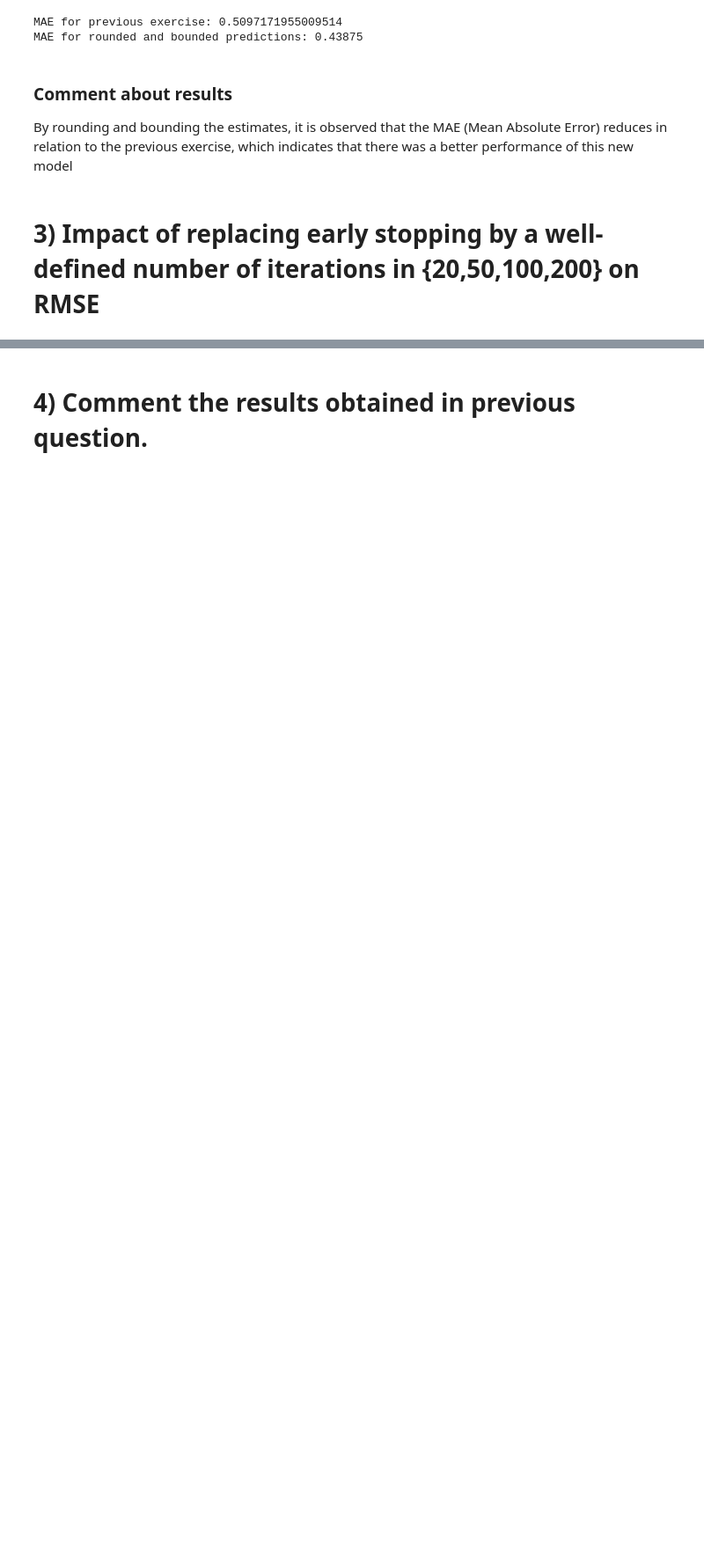
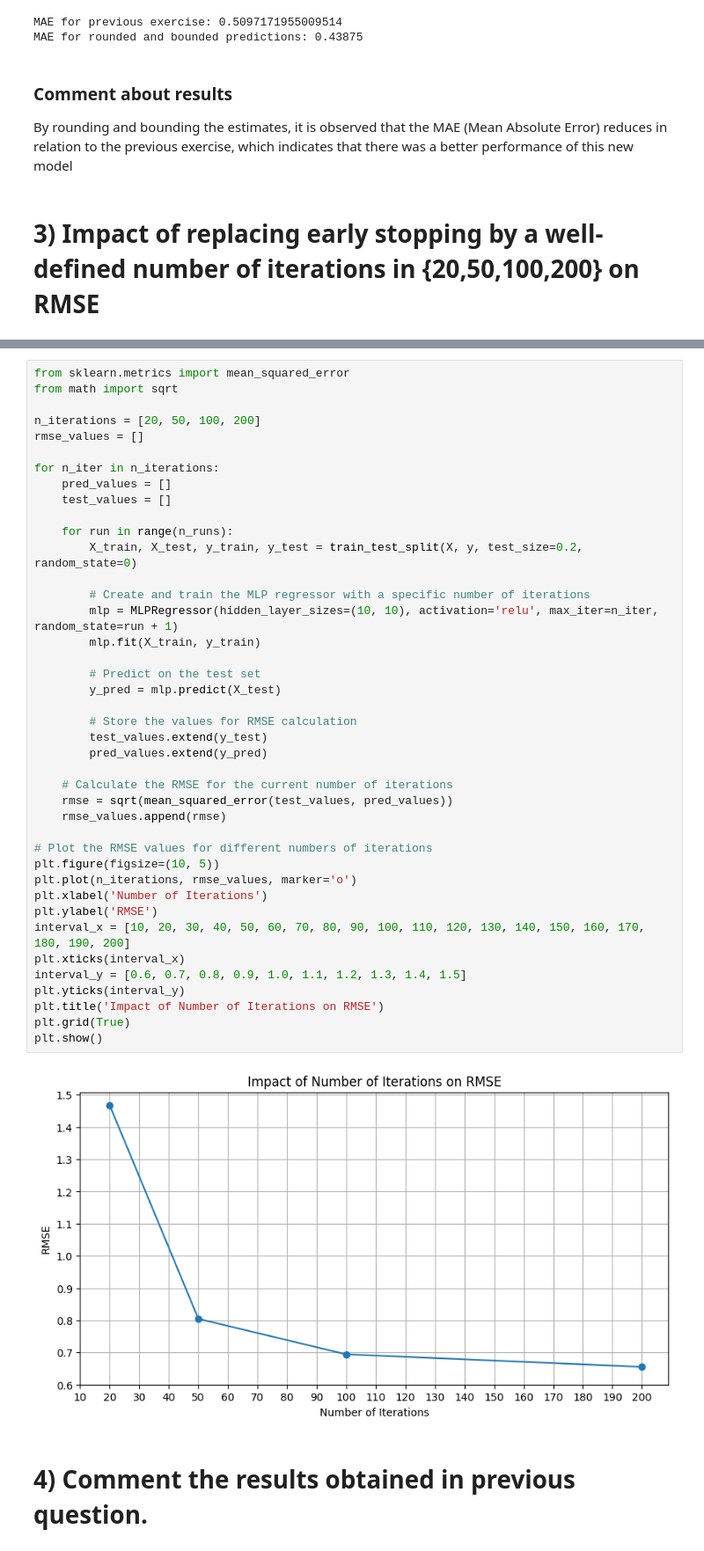
Before and after one commit to Diogorrib/machine_learning, a Jupyter notebook: hw3/G105_notebook.ipynb, the cells around one changed output, grey strips where cells are left out. Shown at 88% size. Drawn from its saved outputs; the diff is of its cells as text; blank space fills up the shorter version.

```diff
--- a/hw3/G105_notebook.ipynb
+++ b/hw3/G105_notebook.ipynb
@@ -124,3 +116,46 @@ plt.show()
+# %%
+from sklearn.metrics import mean_squared_error
+from math import sqrt
+
+n_iterations = [20, 50, 100, 200]
+rmse_values = []
+
+for n_iter in n_iterations:
+    pred_values = []
+    test_values = []
+
+    for run in range(n_runs):
+        X_train, X_test, y_train, y_test = train_test_split(X, y, test_size=0.2, random_state=0)
+
+        # Create and train the MLP regressor with a specific number of iterations
+        mlp = MLPRegressor(hidden_layer_sizes=(10, 10), activation='relu', max_iter=n_iter, random_state=run + 1)
+        mlp.fit(X_train, y_train)
+
+        # Predict on the test set
+        y_pred = mlp.predict(X_test)
+
+        # Store the values for RMSE calculation
+        test_values.extend(y_test)
+        pred_values.extend(y_pred)
+
+    # Calculate the RMSE for the current number of iterations
+    rmse = sqrt(mean_squared_error(test_values, pred_values))
+    rmse_values.append(rmse)
+
+# Plot the RMSE values for different numbers of iterations
+plt.figure(figsize=(10, 5))
+plt.plot(n_iterations, rmse_values, marker='o')
+plt.xlabel('Number of Iterations')
+plt.ylabel('RMSE')
+interval_x = [10, 20, 30, 40, 50, 60, 70, 80, 90, 100, 110, 120, 130, 140, 150, 160, 170, 180, 190, 200]
+plt.xticks(interval_x)
+interval_y = [0.6, 0.7, 0.8, 0.9, 1.0, 1.1, 1.2, 1.3, 1.4, 1.5]
+plt.yticks(interval_y)
+plt.title('Impact of Number of Iterations on RMSE')
+plt.grid(True)
+plt.show()
+# %% [output]
+[figure, added]
 # %% [markdown]
 # 4) Comment the results obtained in previous question.
 # %% [markdown]
```
Also changed, not shown: parts of 4 cells of this notebook.
